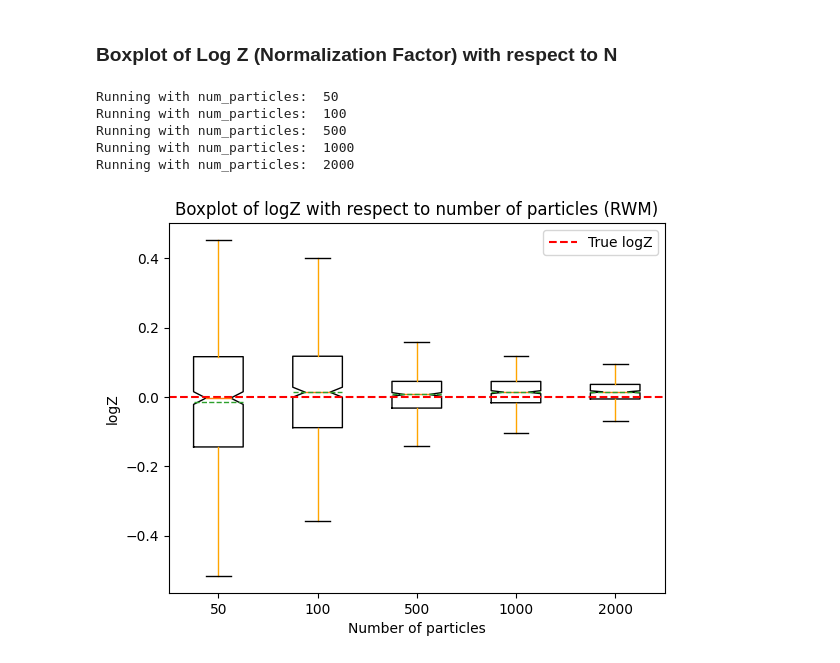
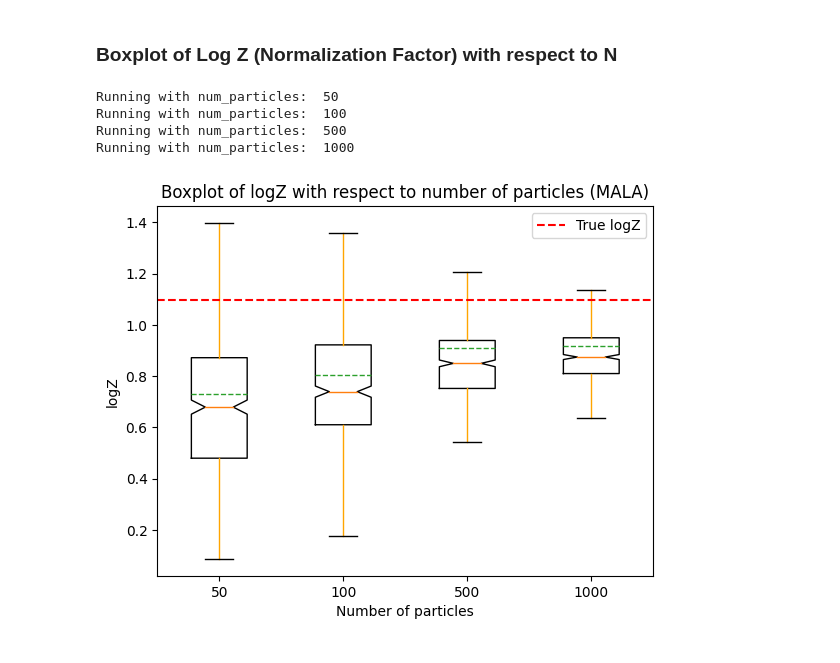
Before and after one commit to alexxthiery/mcjax, a Jupyter notebook: notebooks/sequential_mc/smc_analysis.ipynb, the cells around one changed output. Cells and saved outputs as stored; diff of their text form; code cells hidden in the pictures.

```diff
--- a/notebooks/sequential_mc/smc_analysis.ipynb
+++ b/notebooks/sequential_mc/smc_analysis.ipynb
@@ -75,34 +105,5 @@ class Param(TypedDict):
 # %% [markdown]
 ### Method: RWM v.s. MALA
-# %%
-# Functions to calculate the normalizing constant estimator
-def single_run(GSMC:GeometricSMC, num_particles, key, mc_method):
-    t, _, log_weight_arr,*_ = GSMC.selfadaptive_run(num_particles, key, mc_method)
-    return t, log_weight_arr
-
-def mult_run(GSMC:GeometricSMC, num_particles, key, mc_method, num_run):
-    keys = jr.split(key, num_run)
-    batch_run = jax.vmap(single_run, in_axes=(None,None,0,None))
-    batch_run = jax.jit(batch_run, static_argnums=(0,1,3))
-    t_arr, log_weight_batch = batch_run(GSMC,num_particles,keys,mc_method)
-
-    logZ_arr = [
-        jnp.sum(logsumexp(log_weight_batch[i, :, 1:t] - jnp.log(num_particles), axis=0))
-        for i, t in enumerate(t_arr)
-    ]
-
-    return jnp.array(logZ_arr)
-
-def compute_variance(GSMC:GeometricSMC, key, num_particles, method,num_run):
-    t_start = time.time()
-    logZ_arr = mult_run(GSMC, num_particles, key, method, num_run)
-    t_end = time.time()
-    print(f"Computation time (with jit): {t_end-t_start}")
-
-    # Compute the variance of log(Z)
-    variance = jnp.var(logZ_arr)
-    mean = jnp.mean(logZ_arr)
-    return mean, variance
 # %%
 '''
 Compare the mean of log Z for two method: RWM and MALA, with fixed step_size and num_step, with num_dist
@@ -290,13 +291,15 @@ log_var_0 = jnp.log(sigma_0**2)
 log_gamma_0 = IsotropicGauss(mu=mu_0, log_var=log_var_0)
 
 
-mu_1 = jnp.ones(dim)
-sigma_1 = 0.3
-log_var_1 = jnp.log(sigma_1**2)
-log_gamma_T = IsotropicGauss(mu=mu_1, log_var=log_var_1)
+# mu_1 = jnp.ones(dim)
+# sigma_1 = 0.3
+# log_var_1 = jnp.log(sigma_1**2)
+# log_gamma_T = IsotropicGauss(mu=mu_1, log_var=log_var_1)
 
+log_gamma_T = NealFunnel()
+# log_gamma_T = Banana2D()
 
-num_particles_arr = [50, 100, 500, 1000, 2000]
+num_particles_arr = [50, 100, 500, 1000]
 num_run = 500
 N = 10
 coefs = jnp.arange(N+1)/N
@@ -314,21 +317,20 @@ Running with num_particles:  50
 Running with num_particles:  100
 Running with num_particles:  500
 Running with num_particles:  1000
-Running with num_particles:  2000
 # %%
 # plot boxplot of logZ with confidence interval and mean
 plt.figure()
 positions = np.arange(len(num_particles_arr))
 plt.boxplot(data1["logZ"], positions=positions, showmeans=True, meanline=True, notch=True, showfliers=False, whiskerprops=dict(color='orange'))
 
 # compare to logZ of funnel distribution
-plt.axhline(y=0, color='r', linestyle='--', label='True logZ')
+plt.axhline(y=log_gamma_T._log_Z - log_gamma_0._log_Z, color='r', linestyle='--', label='True logZ')
 
 plt.xticks(positions, num_particles_arr)
 plt.xlabel('Number of particles')
 plt.ylabel('logZ')
 plt.title(f'Boxplot of logZ with respect to number of particles ({method})')
 plt.legend()
 plt.show()
 # %% [output]
-[figure, old version]
+[figure, new version]
```
Also changed, not shown: parts of 8 cells of this notebook, 8 other files.
